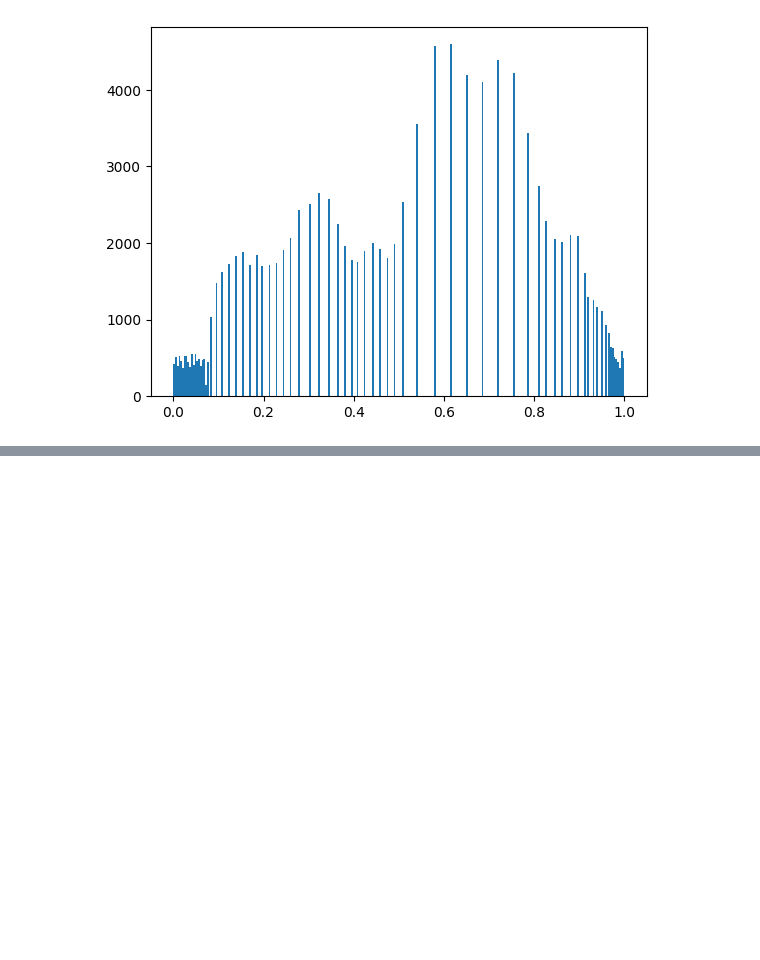
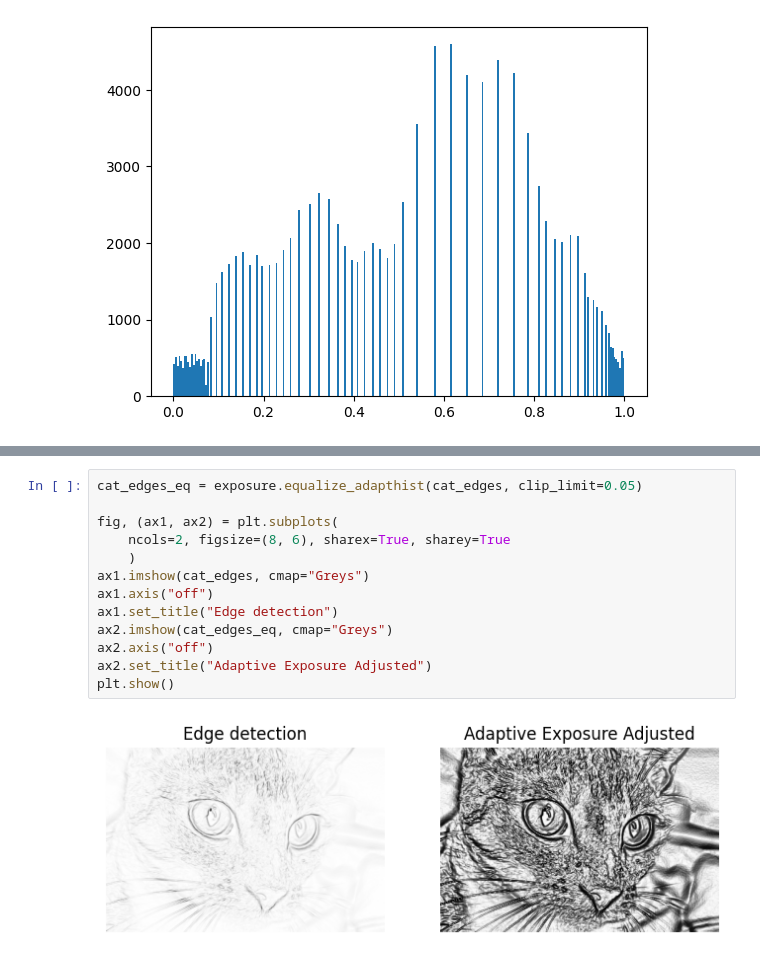
Before and after one commit to r-leyshon/image-processing, a Jupyter notebook: scikit-image/image-processing-with-skimage/02-more.ipynb, the cells around one changed output, grey strips where cells are left out. Saved outputs shown, nothing was run; the diff lists cells and outputs as text; blank space fills up the shorter version.

Commit message:
feat: Adaptive exposure correction

```diff
--- a/scikit-image/image-processing-with-skimage/02-more.ipynb
+++ b/scikit-image/image-processing-with-skimage/02-more.ipynb
@@ -87,0 +98,15 @@ plt.show()
+# %%
+cat_edges_eq = exposure.equalize_adapthist(cat_edges, clip_limit=0.05)
+
+fig, (ax1, ax2) = plt.subplots(
+    ncols=2, figsize=(8, 6), sharex=True, sharey=True
+    )
+ax1.imshow(cat_edges, cmap="Greys")
+ax1.axis("off")
+ax1.set_title("Edge detection")
+ax2.imshow(cat_edges_eq, cmap="Greys")
+ax2.axis("off")
+ax2.set_title("Adaptive Exposure Adjusted")
+plt.show()
+# %% [output]
+[figure, added]
```
Also changed, not shown: parts of 3 cells of this notebook.
